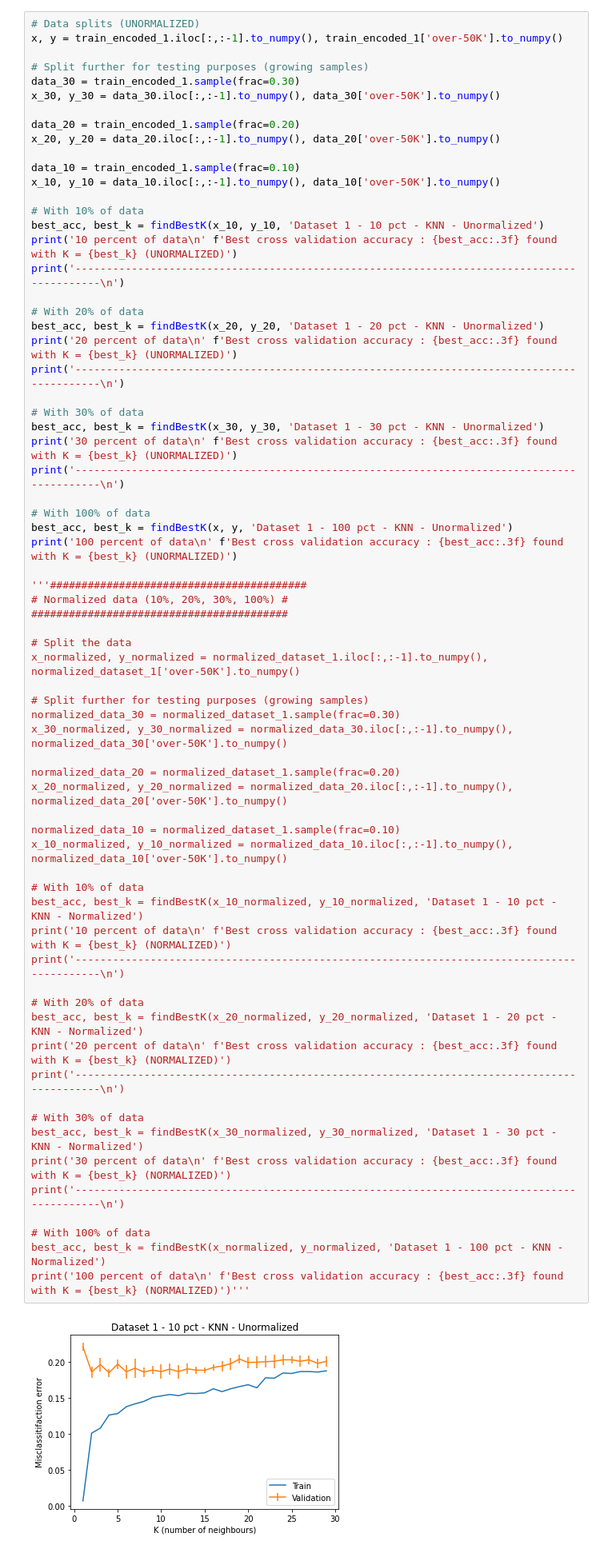
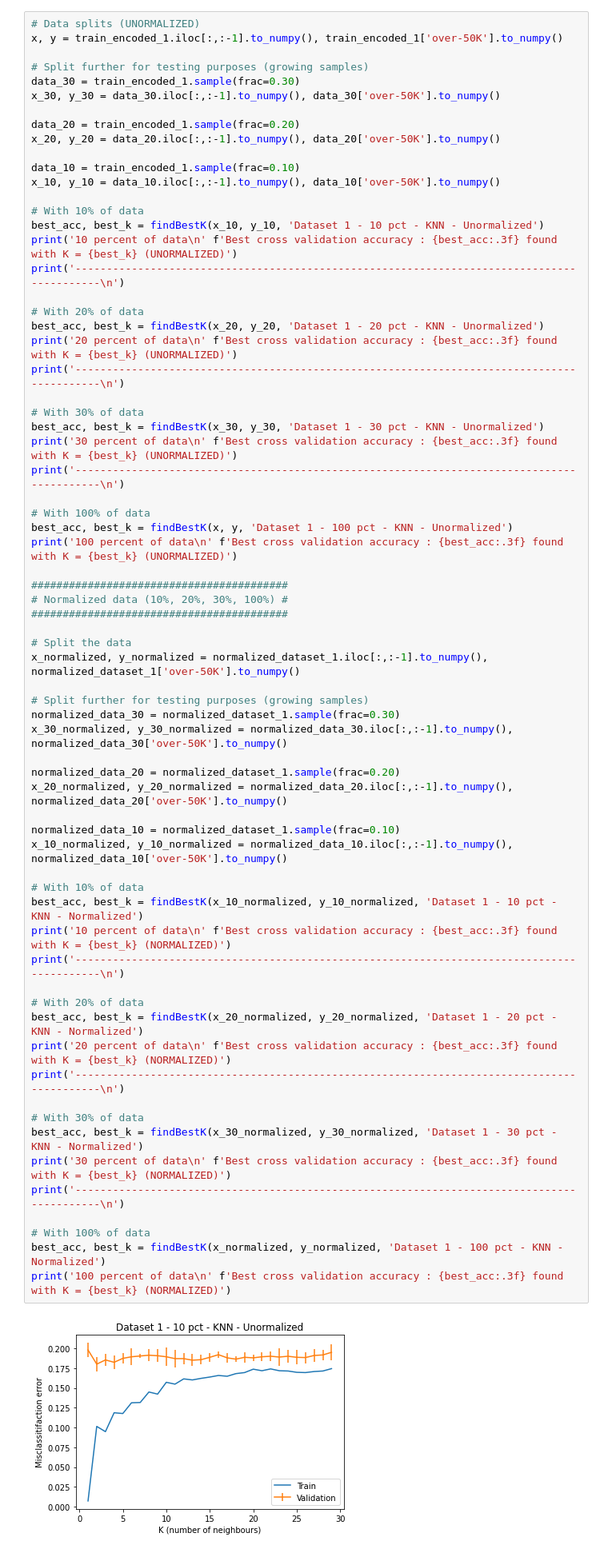
Before and after one commit to emmacona/COMP551-A1-KNN-and-Decision-tree-optimization, a Jupyter notebook: mini-project-1.ipynb, the cells around one changed output. Shown at 80% size. Cells and saved outputs as stored; diff of their text form.

```diff
--- a/mini-project-1.ipynb
+++ b/mini-project-1.ipynb
@@ -406,7 +406,7 @@ print('-------------------------------------------------------------------------
 best_acc, best_k = findBestK(x, y, 'Dataset 1 - 100 pct - KNN - Unormalized')
 print('100 percent of data\n' f'Best cross validation accuracy : {best_acc:.3f} found with K = {best_k} (UNORMALIZED)')
 
-'''#########################################
+#########################################
 # Normalized data (10%, 20%, 30%, 100%) #
 #########################################
 
@@ -414,35 +414,35 @@ print('100 percent of data\n' f'Best cross validation accuracy : {best_acc:.3f}
 x_normalized, y_normalized = normalized_dataset_1.iloc[:,:-1].to_numpy(), normalized_dataset_1['over-50K'].to_numpy()
 
 # Split further for testing purposes (growing samples)
 normalized_data_30 = normalized_dataset_1.sample(frac=0.30)
 x_30_normalized, y_30_normalized = normalized_data_30.iloc[:,:-1].to_numpy(), normalized_data_30['over-50K'].to_numpy()
 
 normalized_data_20 = normalized_dataset_1.sample(frac=0.20)
 x_20_normalized, y_20_normalized = normalized_data_20.iloc[:,:-1].to_numpy(), normalized_data_20['over-50K'].to_numpy()
 
 normalized_data_10 = normalized_dataset_1.sample(frac=0.10)
 x_10_normalized, y_10_normalized = normalized_data_10.iloc[:,:-1].to_numpy(), normalized_data_10['over-50K'].to_numpy()
 
 # With 10% of data
 best_acc, best_k = findBestK(x_10_normalized, y_10_normalized, 'Dataset 1 - 10 pct - KNN - Normalized')
 print('10 percent of data\n' f'Best cross validation accuracy : {best_acc:.3f} found with K = {best_k} (NORMALIZED)')
 print('-------------------------------------------------------------------------------------------\n')
 
 # With 20% of data
 best_acc, best_k = findBestK(x_20_normalized, y_20_normalized, 'Dataset 1 - 20 pct - KNN - Normalized')
 print('20 percent of data\n' f'Best cross validation accuracy : {best_acc:.3f} found with K = {best_k} (NORMALIZED)')
 print('-------------------------------------------------------------------------------------------\n')
 
 # With 30% of data
 best_acc, best_k = findBestK(x_30_normalized, y_30_normalized, 'Dataset 1 - 30 pct - KNN - Normalized')
 print('30 percent of data\n' f'Best cross validation accuracy : {best_acc:.3f} found with K = {best_k} (NORMALIZED)')
 print('-------------------------------------------------------------------------------------------\n')
 
 # With 100% of data
 best_acc, best_k = findBestK(x_normalized, y_normalized, 'Dataset 1 - 100 pct - KNN - Normalized')
-print('100 percent of data\n' f'Best cross validation accuracy : {best_acc:.3f} found with K = {best_k} (NORMALIZED)')'''
+print('100 percent of data\n' f'Best cross validation accuracy : {best_acc:.3f} found with K = {best_k} (NORMALIZED)')
 # %% [output]
-[figure, old version]
+[figure, new version]
 10 percent of data
 Best cross validation accuracy : 0.829 found with K = 2 (UNORMALIZED)
 -------------------------------------------------------------------------------------------
```
Also changed, not shown: parts of 14 cells of this notebook.
